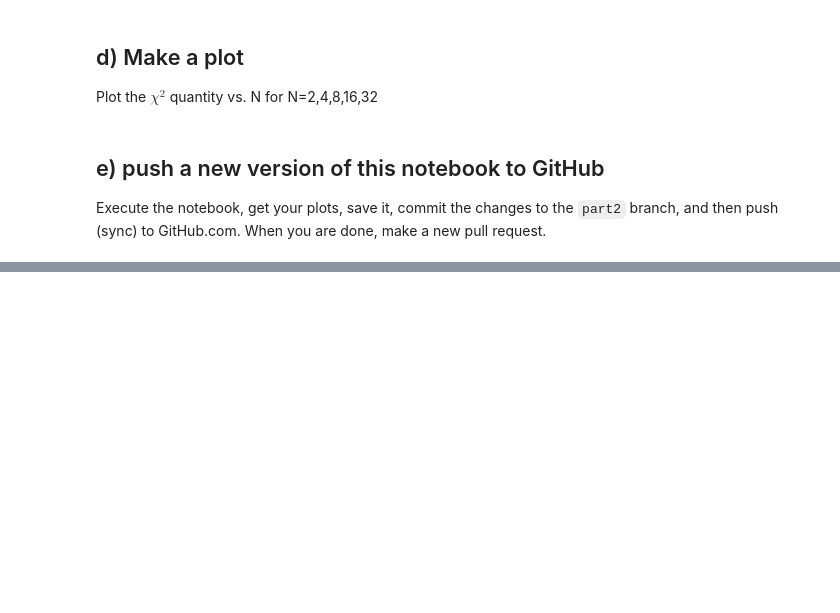
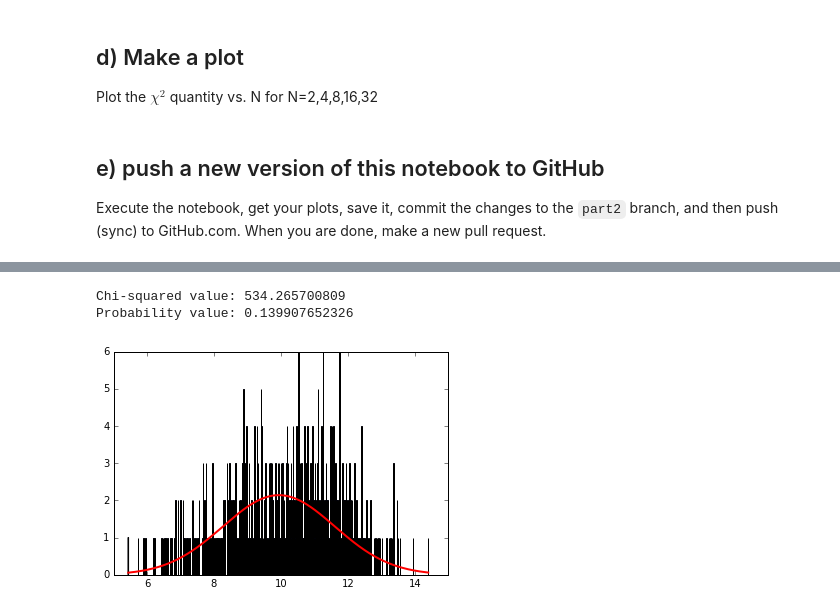
Before and after one commit to cranmer/intro-exp-phys-II, a Jupyter notebook: Central-Limit-Theorem.ipynb, the cells around one changed output, grey strips where cells are left out. Drawn from its saved outputs; the diff is of its cells as text; code cells hidden in the pictures; blank space fills up the shorter version.

```diff
--- a/Central-Limit-Theorem.ipynb
+++ b/Central-Limit-Theorem.ipynb
@@ -256,0 +387,6 @@ Execute the notebook, get your plots, save it, commit the changes to the `part2`
+# %%
+do_random_convolution_with_chi2(ok_distributions_list,8)
+# %% [output]
+Chi-squared value: 534.265700809
+Probability value: 0.139907652326
+[figure, added]
```
Also changed, not shown: parts of 22 cells of this notebook.
